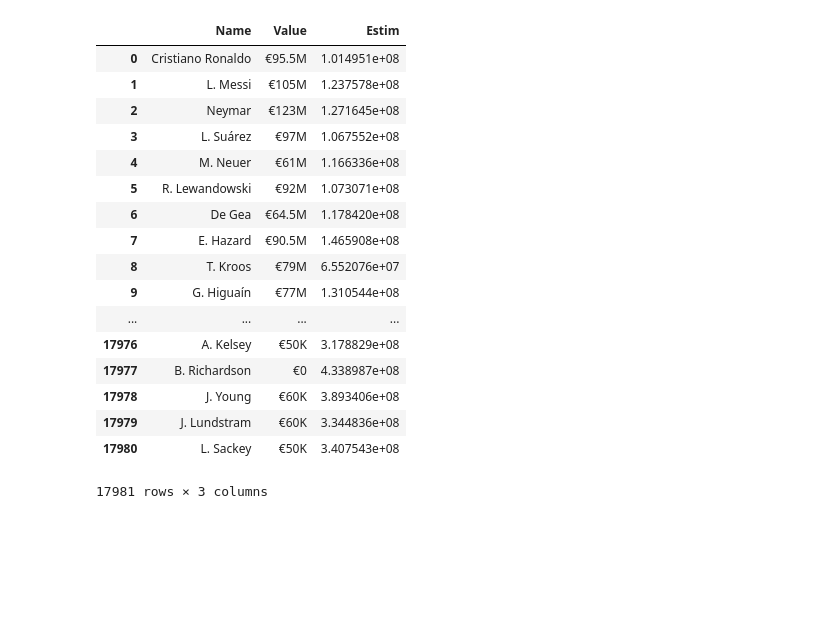
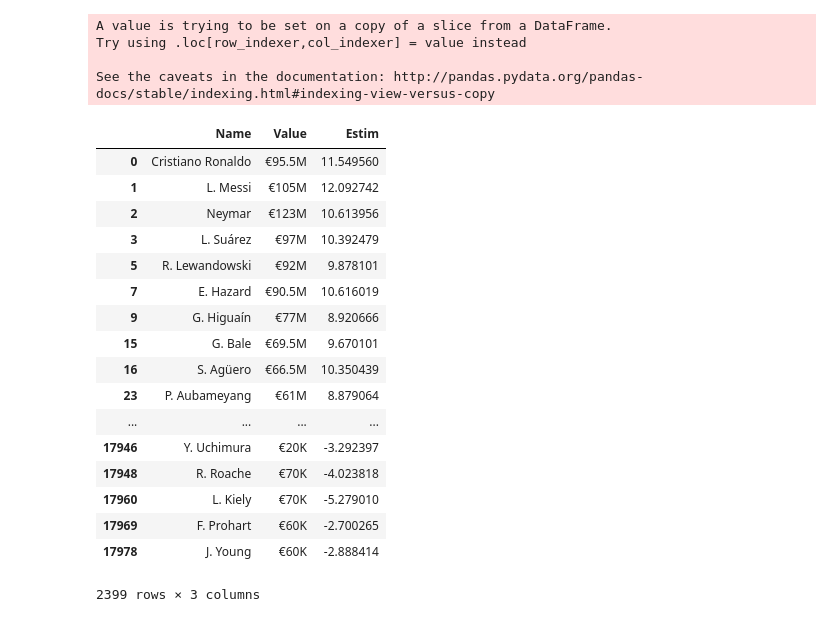
Before and after one commit to Joaogca/ProjetoFinal-CD, a Jupyter notebook: Check-1.ipynb, the cells around one changed output. Saved outputs shown, nothing was run; the diff lists cells and outputs as text; code cells hidden in the pictures; blank space fills up the shorter version.

```diff
--- a/Check-1.ipynb
+++ b/Check-1.ipynb
@@ -6,8 +6,17 @@ from sklearn import datasets, linear_model
 import numpy as np
 import pandas as pd
 from sklearn.metrics import mean_squared_error, r2_score
+import tweepy
+import json
+from bs4 import BeautifulSoup
+import requests
+from sklearn.model_selection import train_test_split
+import numpy as np
+import statsmodels.api as sm
+import matplotlib.pyplot as plt
+from mpl_toolkits.mplot3d import Axes3D
 
-df=pd.read_csv('C:/Users/joaog/Downloads/fifa-18-demo-player-dataset/CompleteDataset.csv')
+df=pd.read_csv('Database\CompleteDataset.csv')
 # %%
 def arrumapreco(valor):  #função que retira todos os sinais(emocotions continuam)
     if "M" in valor:
@@ -43,0 +52,9 @@ X = df[features]
+# %%
+features=["Acceleration","Agility","Ball control","Dribbling","Long shots","Marking","Reactions","Short passing","Shot power","Sliding tackle","Stamina","Strength","Volleys"]
+
+df=df.rename(columns = {'Preferred Positions':'Positions'})
+dfataq=df[(df.Positions == 'ST LW ') | (df.Positions == 'RW ') | (df.Positions == 'LW ') | (df.Positions == 'ST ')| (df.Positions == 'CF ')| (df.Positions == 'ST RW ')| (df.Positions == 'CAM ')]
+
+
+for i in features:
+    dfataq[i]=dfataq[i].apply(arrumaatt)
@@ -44,3 +66,8 @@ X = df[features]
 # %%
-from sklearn.model_selection import train_test_split
-X_train, X_test, y_train, y_test = train_test_split(X, y, test_size=0.5, random_state=42)
+X = dfataq[features]
+
+y=dfataq["Value"].apply(arrumapreco)
+print(dfataq.Value[0])
+print(y[0])
+
+X_train, X_test, y_train, y_test = train_test_split(X, y, test_size=0.1, random_state=42)
@@ -115,24 +128,27 @@ OLS Regression Results
 # %%
 estim = regr.predict(X)
-df['Estim']=estim
-
-df[["Name","Value","Estim"]]
+dfataq['Estim']=estim
+dfataq[["Name","Value","Estim"]]
 # %% [output]
+A value is trying to be set on a copy of a slice from a DataFrame.
+Try using .loc[row_indexer,col_indexer] = value instead
+
+See the caveats in the documentation: http://pandas.pydata.org/pandas-docs/stable/indexing.html#indexing-view-versus-copy
 |  | Name | Value | Estim |
-| 0 | Cristiano Ronaldo | €95.5M | 1.014951e+08 |
-| 1 | L. Messi | €105M | 1.237578e+08 |
-| 2 | Neymar | €123M | 1.271645e+08 |
-| 3 | L. Suárez | €97M | 1.067552e+08 |
-| 4 | M. Neuer | €61M | 1.166336e+08 |
-| 5 | R. Lewandowski | €92M | 1.073071e+08 |
-| 6 | De Gea | €64.5M | 1.178420e+08 |
-| 7 | E. Hazard | €90.5M | 1.465908e+08 |
-| 8 | T. Kroos | €79M | 6.552076e+07 |
-| 9 | G. Higuaín | €77M | 1.310544e+08 |
+| 0 | Cristiano Ronaldo | €95.5M | 11.549560 |
+| 1 | L. Messi | €105M | 12.092742 |
+| 2 | Neymar | €123M | 10.613956 |
+| 3 | L. Suárez | €97M | 10.392479 |
+| 5 | R. Lewandowski | €92M | 9.878101 |
+| 7 | E. Hazard | €90.5M | 10.616019 |
+| 9 | G. Higuaín | €77M | 8.920666 |
+| 15 | G. Bale | €69.5M | 9.670101 |
+| 16 | S. Agüero | €66.5M | 10.350439 |
+| 23 | P. Aubameyang | €61M | 8.879064 |
 | ... | ... | ... | ... |
-| 17976 | A. Kelsey | €50K | 3.178829e+08 |
-| 17977 | B. Richardson | €0 | 4.338987e+08 |
-| 17978 | J. Young | €60K | 3.893406e+08 |
-| 17979 | J. Lundstram | €60K | 3.344836e+08 |
-| 17980 | L. Sackey | €50K | 3.407543e+08 |
+| 17946 | Y. Uchimura | €20K | -3.292397 |
+| 17948 | R. Roache | €70K | -4.023818 |
+| 17960 | L. Kiely | €70K | -5.279010 |
+| 17969 | F. Prohart | €60K | -2.700265 |
+| 17978 | J. Young | €60K | -2.888414 |
-17981 rows × 3 columns
+2399 rows × 3 columns
```
Also changed, not shown: parts of 10 cells of this notebook.
